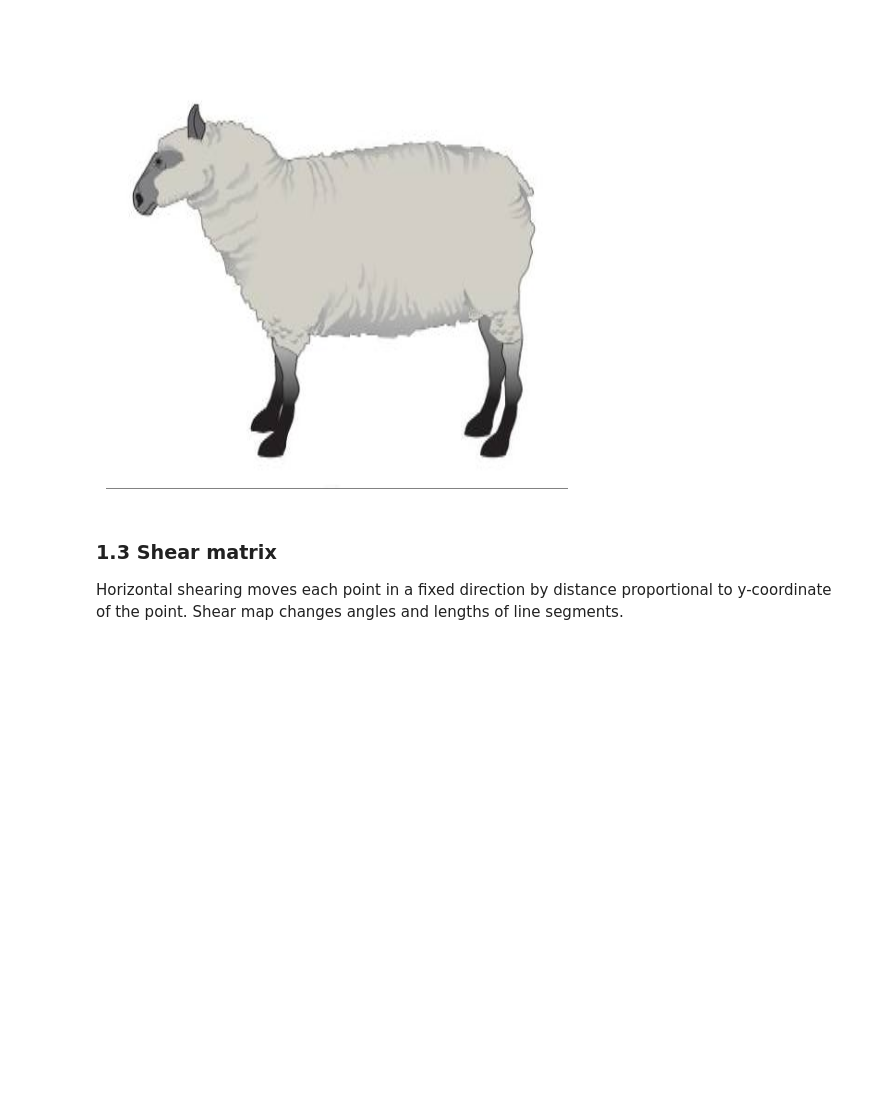
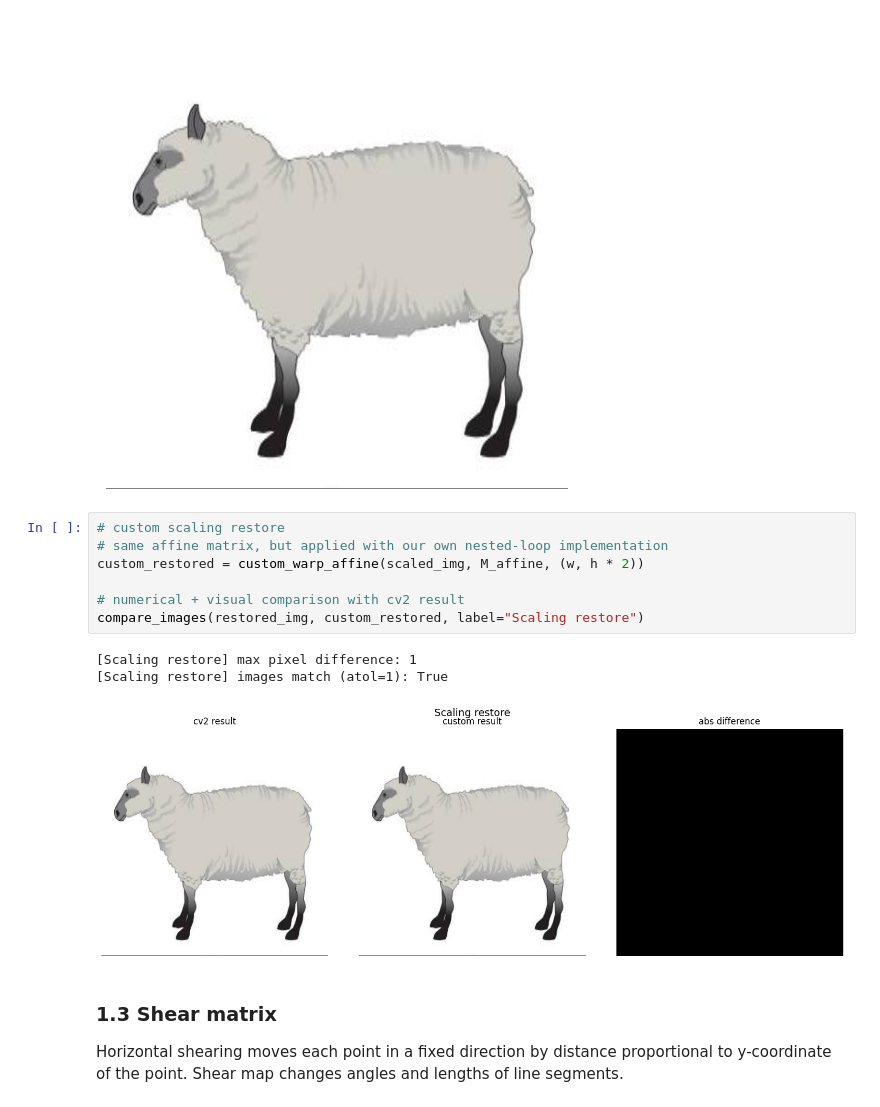
Before and after one commit to Oleksii-Lasiichuk/la_lab_1_transformation_matrices, a Jupyter notebook: LA_Lab_1_template_2026.ipynb, the cells around one changed output. Saved outputs shown, nothing was run; the diff lists cells and outputs as text; blank space fills up the shorter version.

Commit message:
Task 3 + custom cv function implementations

```diff
--- a/LA_Lab_1_template_2026.ipynb
+++ b/LA_Lab_1_template_2026.ipynb
@@ -214,6 +369,17 @@ restored_img = cv.warpAffine(scaled_img, M_affine, (w, h * 2),
 cv2_imshow(restored_img)
 # %% [output]
 [figure]
+# %%
+# custom scaling restore
+# same affine matrix, but applied with our own nested-loop implementation
+custom_restored = custom_warp_affine(scaled_img, M_affine, (w, h * 2))
+
+# numerical + visual comparison with cv2 result
+compare_images(restored_img, custom_restored, label="Scaling restore")
+# %% [output]
+[Scaling restore] max pixel difference: 1
+[Scaling restore] images match (atol=1): True
+[figure, added]
 # %% [markdown]
 ### 1.3 Shear matrix
 
```
Also changed, not shown: parts of 37 cells of this notebook.
